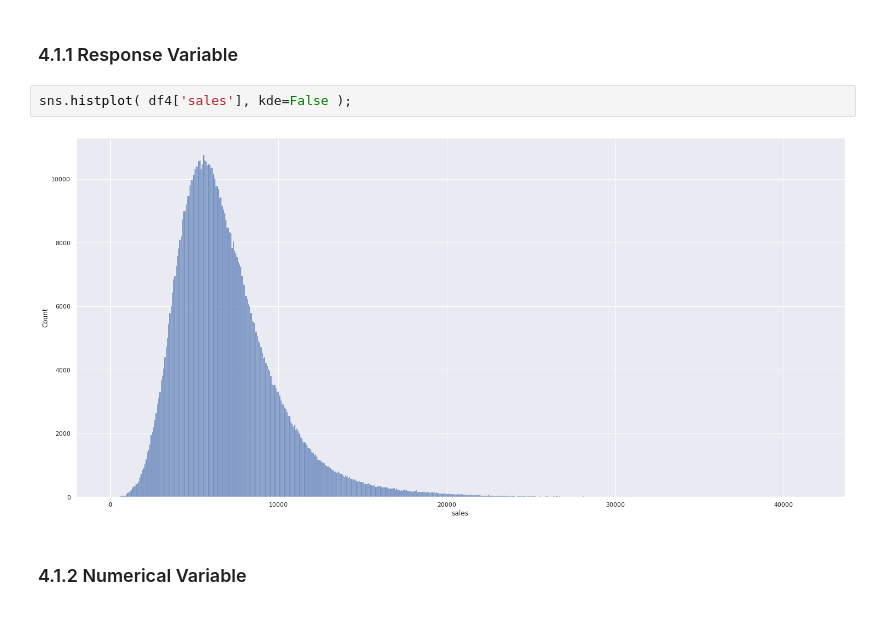
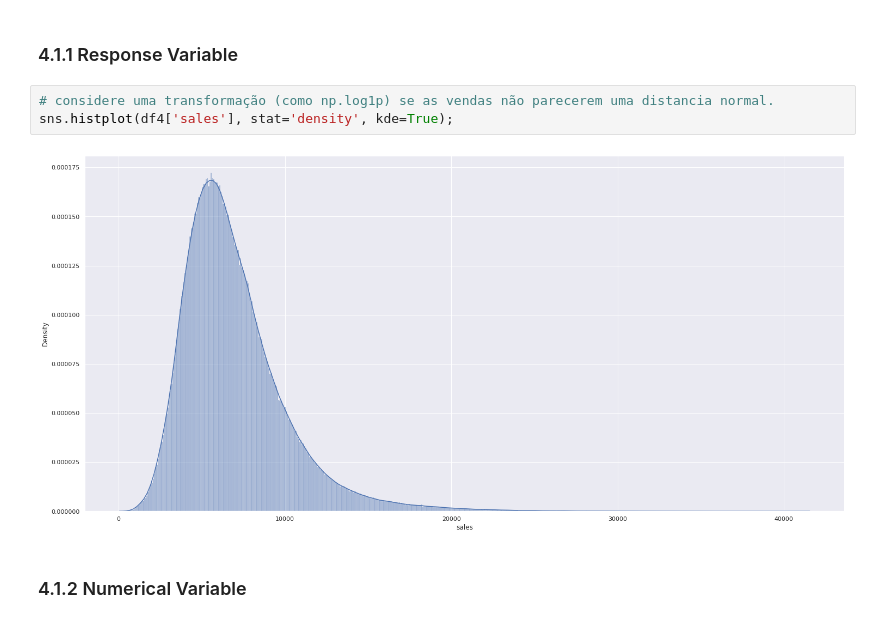
Before and after one commit to Cassiano-Schmeiske/Prediction_Sales_Rossmann_Stores, a Jupyter notebook: rossmann_sales_prediction.ipynb, the cells around one changed output. Saved outputs shown, nothing was run; the diff lists cells and outputs as text.

```diff
--- a/rossmann_sales_prediction.ipynb
+++ b/rossmann_sales_prediction.ipynb
@@ -550,9 +530,10 @@ df4.columns.tolist()
 # %% [markdown]
 ### 4.1.1 Response Variable
 # %%
-sns.histplot( df4['sales'], kde=False );
+# considere uma transformação (como np.log1p) se as vendas não parecerem uma distancia normal.
+sns.histplot(df4['sales'], stat='density', kde=True);
 # %% [output]
-[figure, old version]
+[figure, new version]
 # %% [markdown]
 ### 4.1.2 Numerical Variable
 # %%
```
Also changed, not shown: parts of 7 cells of this notebook.
